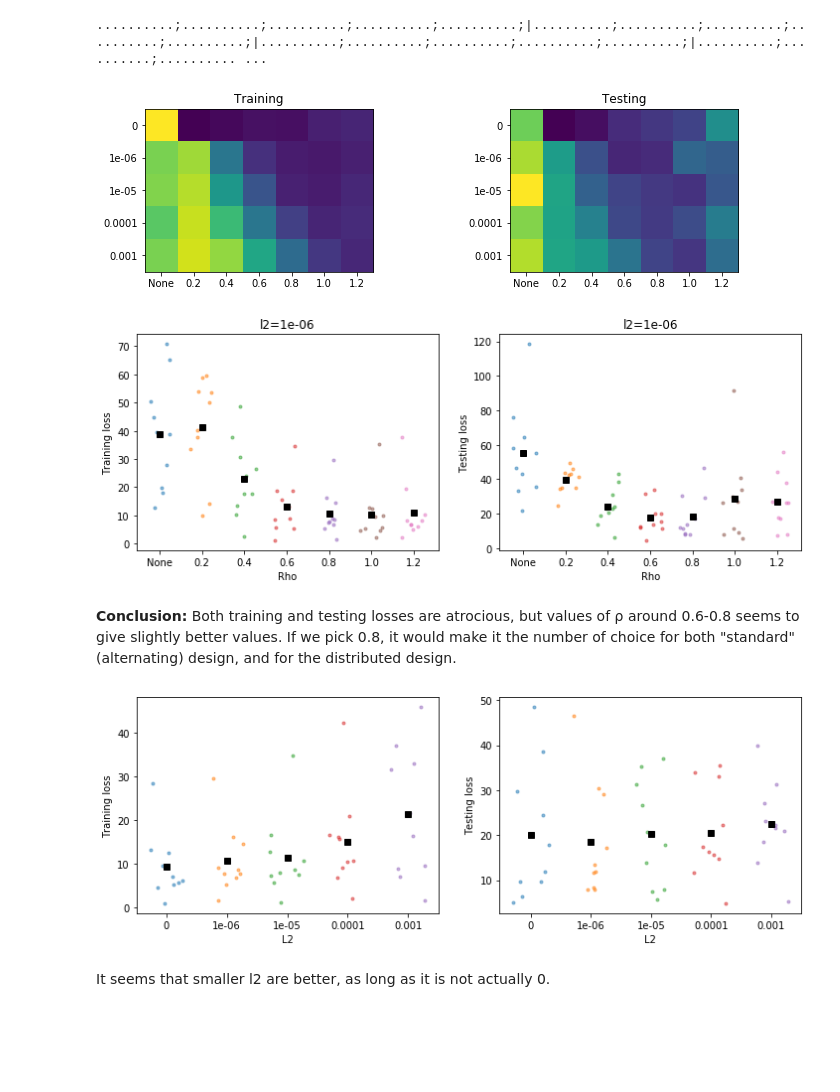
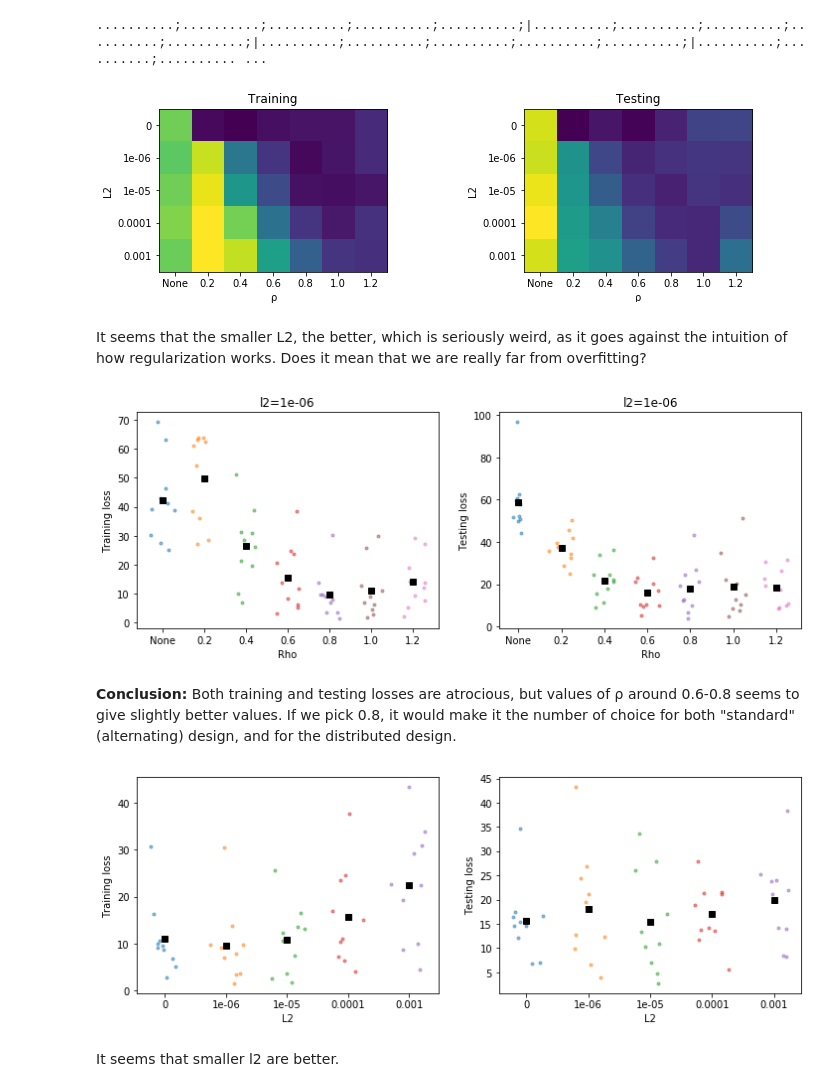
Before and after one commit to khakhalin/echo-networks, a Jupyter notebook: notebooks/experiment_rho_l2_distributed.ipynb, the cells around one changed output. Drawn from its saved outputs; the diff is of its cells as text; code cells hidden in the pictures; blank space fills up the shorter version.

```diff
--- a/notebooks/experiment_rho_l2_distributed.ipynb
+++ b/notebooks/experiment_rho_l2_distributed.ipynb
@@ -13,7 +13,7 @@ points_to_skip = 300
 training_signal_length = 10000
 test_length = 500
 n_units = 100
-n_edges = 1000
+n_edges = 2000
 n_experiments = 10
 
 rhos = [None, 0.2, 0.4, 0.6, 0.8, 1.0, 1.2]
@@ -49,21 +49,25 @@ print('Done')
 ..........;..........;..........;..........;..........;|..........;..........;..........;..........;..........;|..........;..........;..........;..........;..........;|..........;..........;.......... ...
 # %%
 # 2D heatplots of both hyperparameters
-def plot2d(x, y, z, label=None):
+def plot2d(x, y, z, label=None, xlabel=None, ylabel=None):
     plt.imshow(z.T) # Important: matrices have columns first :)
     plt.xticks(np.arange(len(x)), labels=[str(e) for e in x])
     plt.yticks(np.arange(len(y)), labels=[str(e) for e in y])
     plt.title(label)
+    plt.xlabel(xlabel)
+    plt.ylabel(ylabel)
 
 plt.figure(figsize=(12,3))
 plt.subplot(121)
 lts = np.mean(loss_train, axis=2)
-plot2d(rhos, l2s, lts, 'Training')
+plot2d(rhos, l2s, lts, 'Training', 'ρ', 'L2')
 plt.subplot(122)
 lss = np.mean(loss_test, axis=2)
-plot2d(rhos, l2s, lss, 'Testing')
+plot2d(rhos, l2s, lss, 'Testing', 'ρ', 'L2')
 # %% [output]
-[figure, old version]
+[figure, new version]
+# %% [markdown]
+It seems that the smaller L2, the better, which is seriously weird, as it goes against the intuition of how regularization works. Does it mean that we are really far from overfitting?
 # %%
 # Transsections
 def plot1d(x, y, xlabel=None, ylabel=None, title=None):
@@ -83,7 +87,7 @@ plot1d(rhos, loss_train[:,1,:], 'Rho', 'Training loss', f'l2={l2s[1]}')
 plt.subplot(122)
 plot1d(rhos, loss_test[:,1,:], 'Rho', 'Testing loss', f'l2={l2s[1]}')
 # %% [output]
-[figure, old version]
+[figure, new version]
 # %% [markdown]
 **Conclusion:** Both training and testing losses are atrocious, but values of ρ around 0.6-0.8 seems to give slightly better values. If we pick 0.8, it would make it the number of choice for both "standard" (alternating) design, and for the distributed design.
 # %%
@@ -94,6 +98,6 @@ plot1d(l2s, loss_train[4,:,:], 'L2', 'Training loss')
 plt.subplot(122)
 plot1d(l2s, loss_test[4,:,:], 'L2', 'Testing loss')
 # %% [output]
-[figure, old version]
+[figure, new version]
 # %% [markdown]
-It seems that smaller l2 are better, as long as it is not actually 0.
+It seems that smaller l2 are better.
```
Also changed, not shown: 4 other files.
